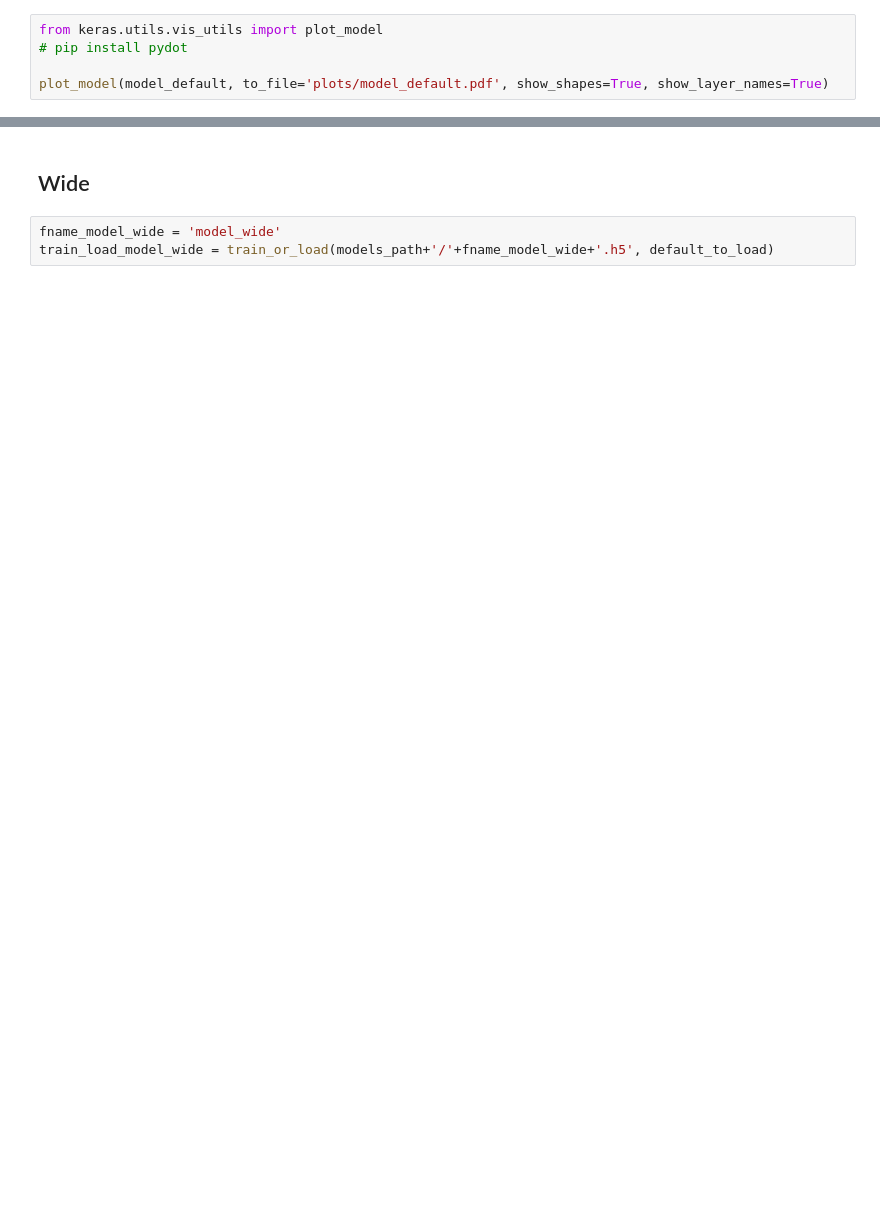
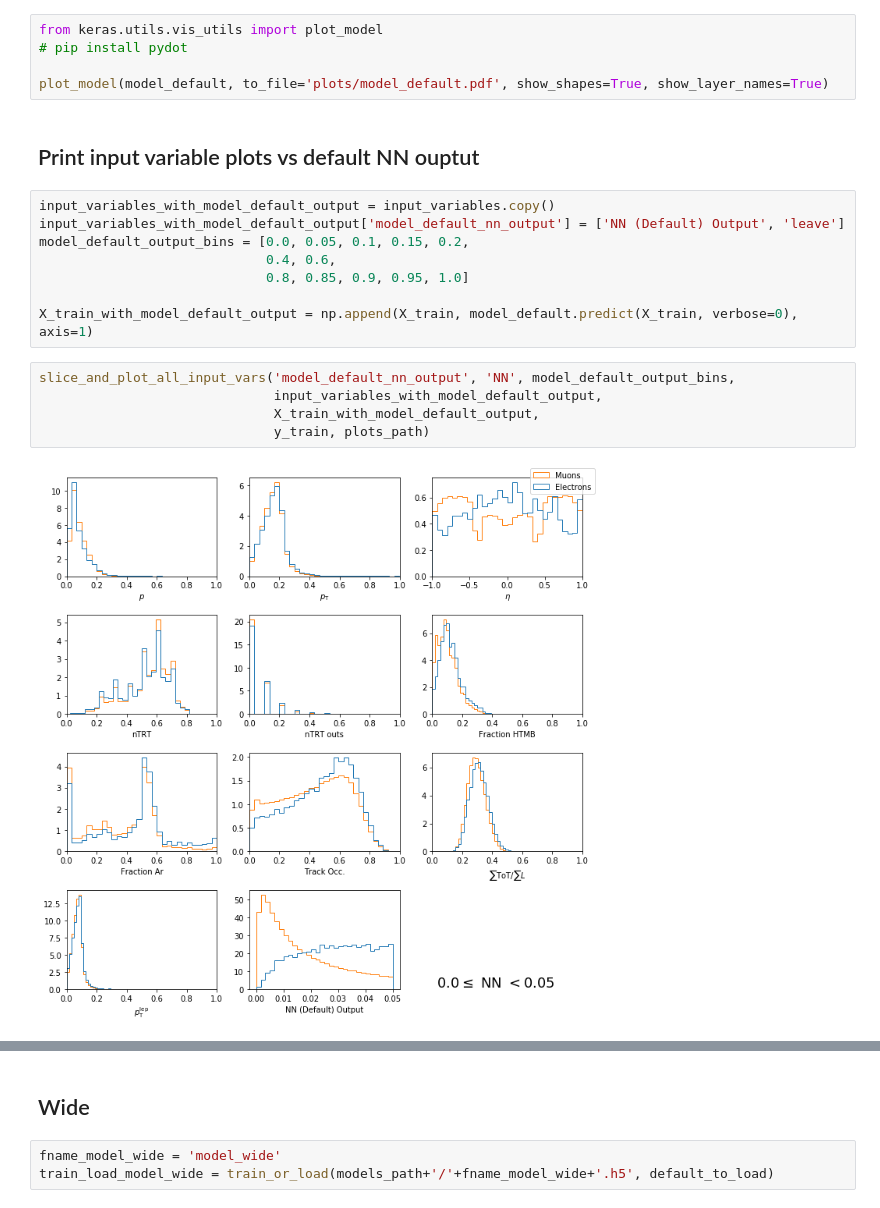
Before and after one commit to dukeatlas/trtmachana, a Jupyter notebook: mepland_notebooks/svm_nn.ipynb, the cells around one changed output, grey strips where cells are left out. Saved outputs shown, nothing was run; the diff lists cells and outputs as text; blank space fills up the shorter version.

```diff
--- a/mepland_notebooks/svm_nn.ipynb
+++ b/mepland_notebooks/svm_nn.ipynb
@@ -302,3 +288,20 @@ from keras.utils.vis_utils import plot_model
 # pip install pydot
 
 plot_model(model_default, to_file='plots/model_default.pdf', show_shapes=True, show_layer_names=True)
+# %% [markdown]
+## Print input variable plots vs default NN ouptut
+# %%
+input_variables_with_model_default_output = input_variables.copy()
+input_variables_with_model_default_output['model_default_nn_output'] = ['NN (Default) Output', 'leave']
+model_default_output_bins = [0.0, 0.05, 0.1, 0.15, 0.2,
+                             0.4, 0.6,
+                             0.8, 0.85, 0.9, 0.95, 1.0]
+
+X_train_with_model_default_output = np.append(X_train, model_default.predict(X_train, verbose=0), axis=1)
+# %%
+slice_and_plot_all_input_vars('model_default_nn_output', 'NN', model_default_output_bins,
+                              input_variables_with_model_default_output,
+                              X_train_with_model_default_output,
+                              y_train, plots_path)
+# %% [output]
+[figure, added]
```
Also changed, not shown: parts of 34 cells of this notebook, 1 other file.
